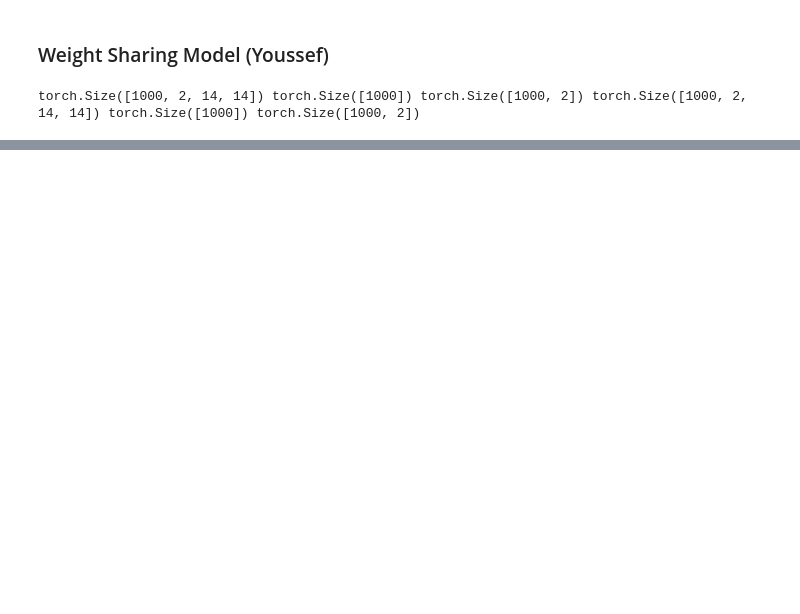
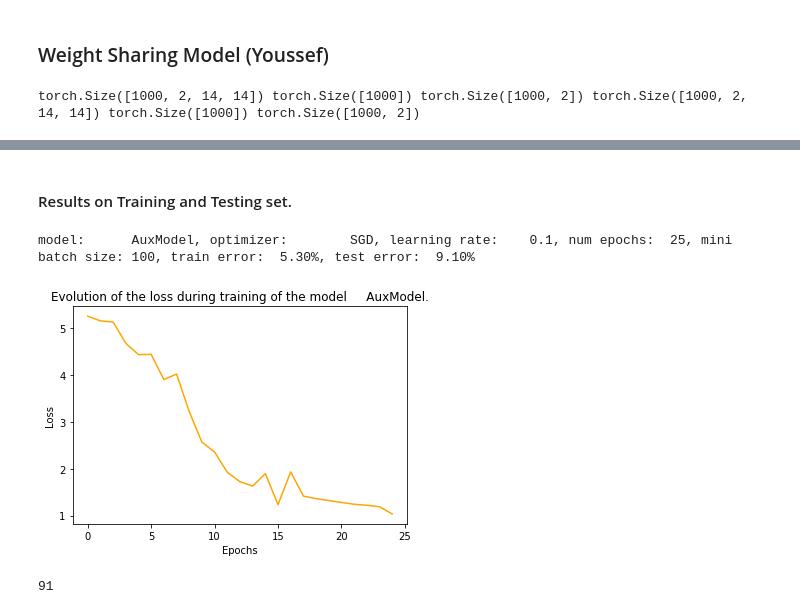
Before and after one commit to danieljsmarda/DeepLearning2019, a Jupyter notebook: Project1/main.ipynb, the cells around one changed output, grey strips where cells are left out. Drawn from its saved outputs; the diff is of its cells as text; code cells hidden in the pictures; blank space fills up the shorter version.

```diff
--- a/Project1/main.ipynb
+++ b/Project1/main.ipynb
@@ -228,0 +121,7 @@ from torch import nn, optim
+# %%
+def visualize_loss(model,loss_model):
+    plt.plot(loss_model[0],loss_model[1], color='orange')
+    plt.xlabel('Epochs')
+    plt.ylabel('Loss')
+    plt.title('Evolution of the loss during training of the model{:>13}.'.format(model.__class__.__name__))
+    plt.show()
@@ -281,0 +202,4 @@ model:   NetSharing1, criterion: CrossEntropyLoss, optimizer:        SGD, learni
+# %%
+model = AuxModel() ## Auxiliaryloss model with main architecture.
+# %%
+optimizer = torch.optim.SGD(model.parameters(),lr = learning_rates[0])
@@ -281,0 +208,2 @@ model:   NetSharing1, criterion: CrossEntropyLoss, optimizer:        SGD, learni
+# %%
+loss_aux = train_model_AM(model, optimizer,  train_input, train_target, train_classes,NB_EPOCHS,MINI_BATCH_SIZE)
@@ -281,0 +228,14 @@ model:   NetSharing1, criterion: CrossEntropyLoss, optimizer:        SGD, learni
+# %% [markdown]
+#### Results on Training and Testing set.
+# %%
+print_results(model,op,learning_rates[0],NB_EPOCHS,MINI_BATCH_SIZE, train_input, train_target,test_input, test_target)
+# %% [output]
+model:      AuxModel, optimizer:        SGD, learning rate:    0.1, num epochs:  25, mini batch size: 100, train error:  5.30%, test error:  9.10%
+# %%
+visualize_loss(model,loss_aux)
+# %% [output]
+[figure, added]
+# %%
+compute_nb_errors(model, test_input, test_target, mini_batch_size)
+# %% [output]
+91
```
Also changed, not shown: parts of 31 cells of this notebook, 5 other files.
